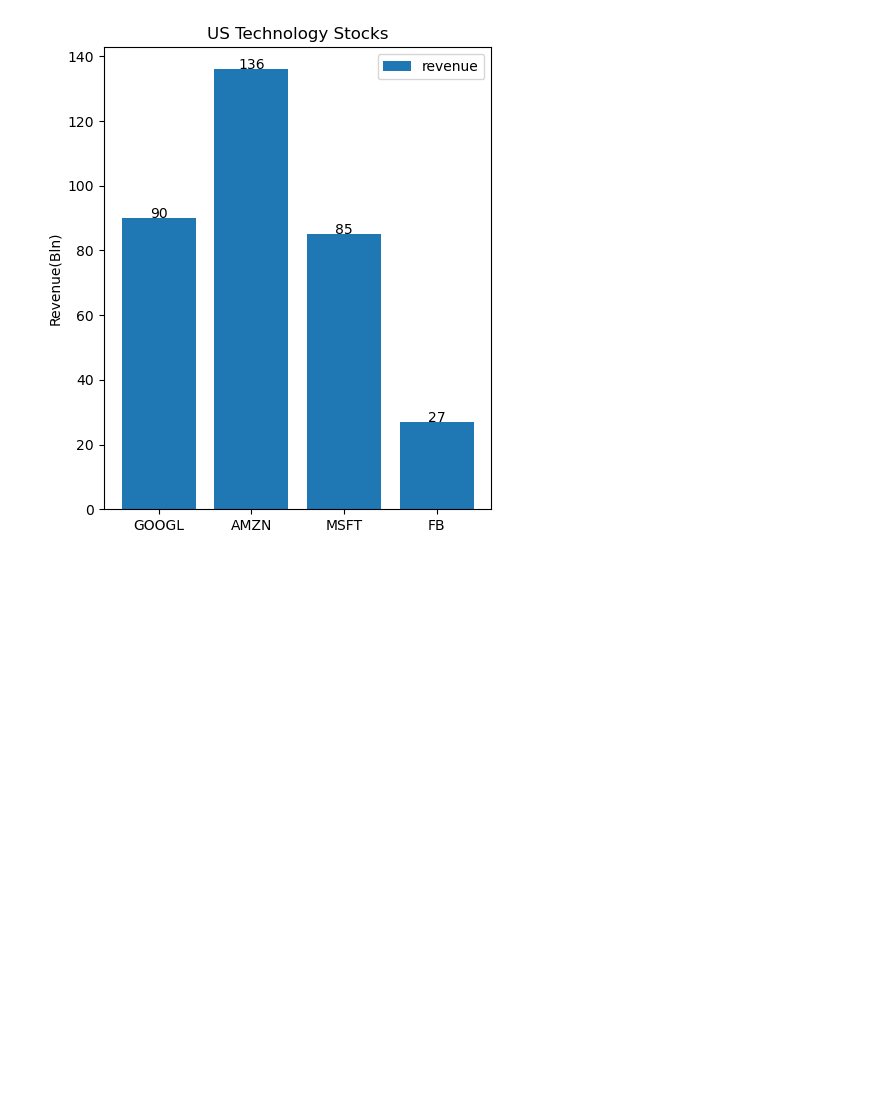
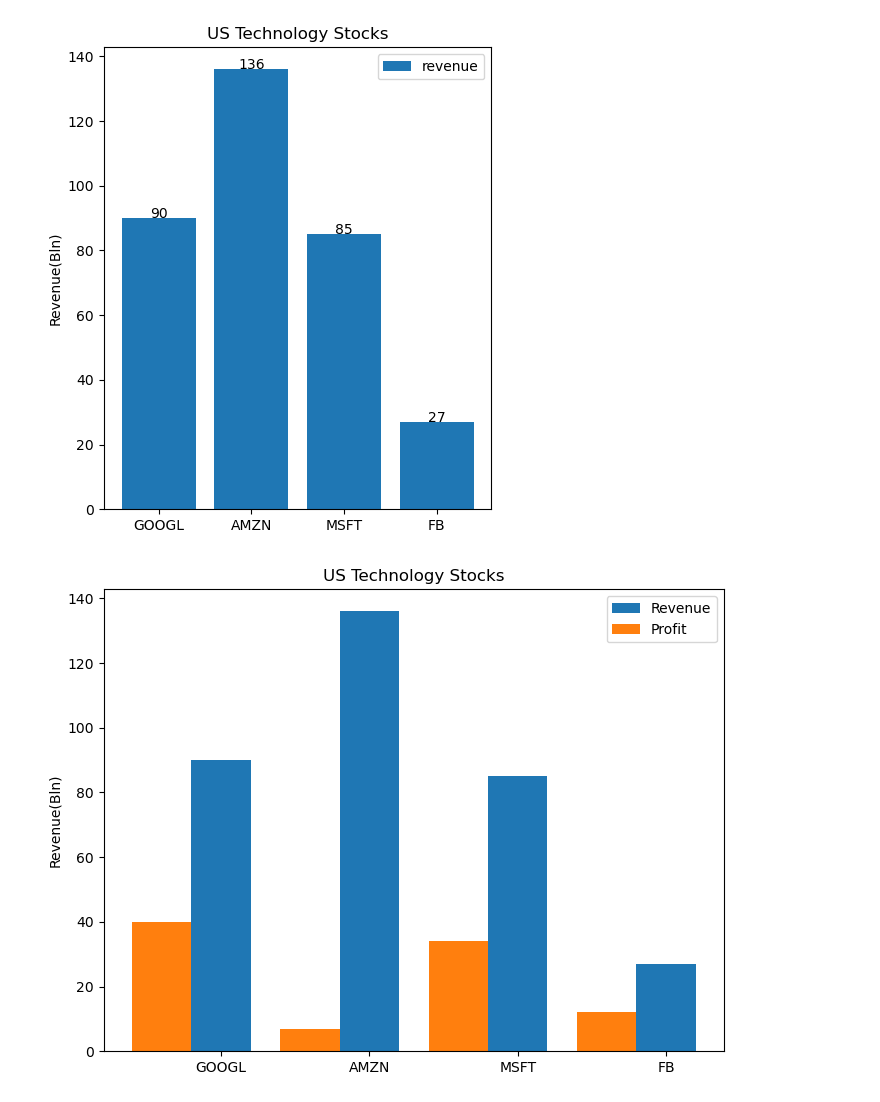
Before and after one commit to gehad-Ahmed30/Data-Analysis, a Jupyter notebook: Pandas/Visualization.ipynb, the cells around one changed output. Saved outputs shown, nothing was run; the diff lists cells and outputs as text; code cells hidden in the pictures; blank space fills up the shorter version.

```diff
--- a/Pandas/Visualization.ipynb
+++ b/Pandas/Visualization.ipynb
@@ -714,3 +714,18 @@ plt.legend()
 plt.show()
 # %% [output]
 [figure]
+# %%
+plt.figure(figsize=(8,6))
+company=['GOOGL','AMZN','MSFT','FB']
+revenue=[90,136,85,27]
+profit=[40,7,34,12]
+xpos=np.arange(len(company))           #0,1,2,3
+plt.bar(company,revenue,width=0.4,label='Revenue')
+plt.bar(xpos-0.4,profit,width=0.4,label="Profit")
+plt.xticks(company)
+plt.ylabel("Revenue(Bln)")
+plt.title('US Technology Stocks')
+plt.legend()
+plt.show()
+# %% [output]
+[figure, added]
```
Also changed, not shown: parts of 6 cells of this notebook.
